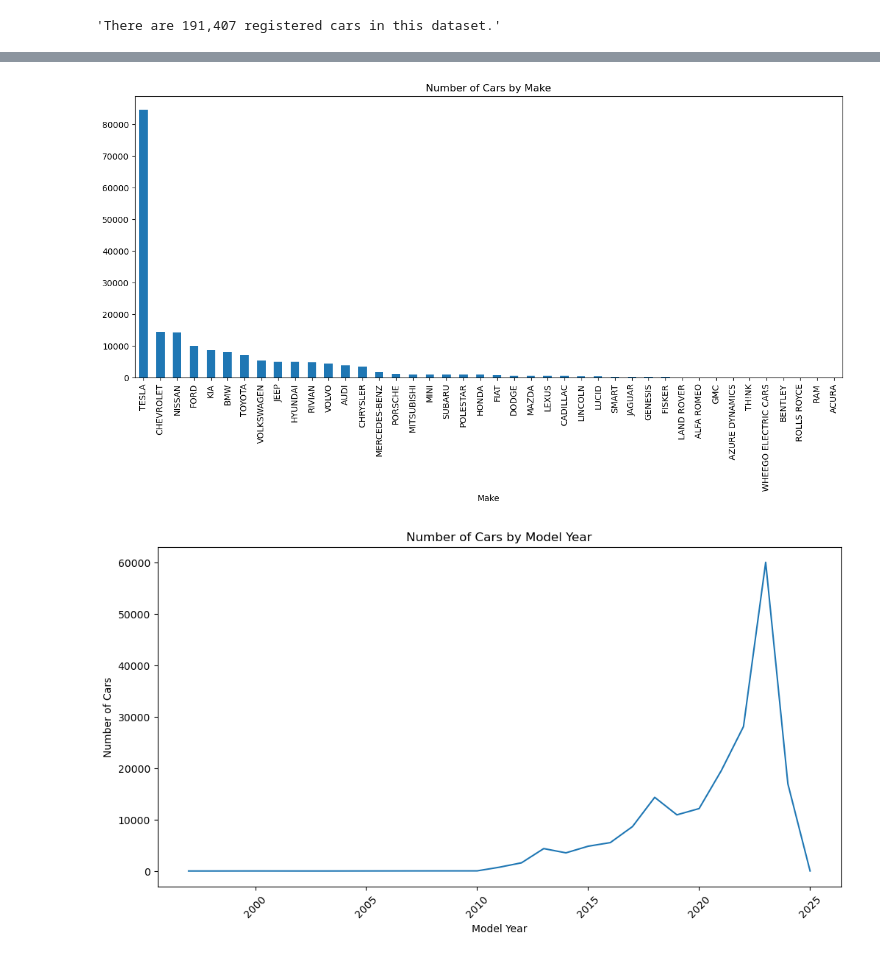
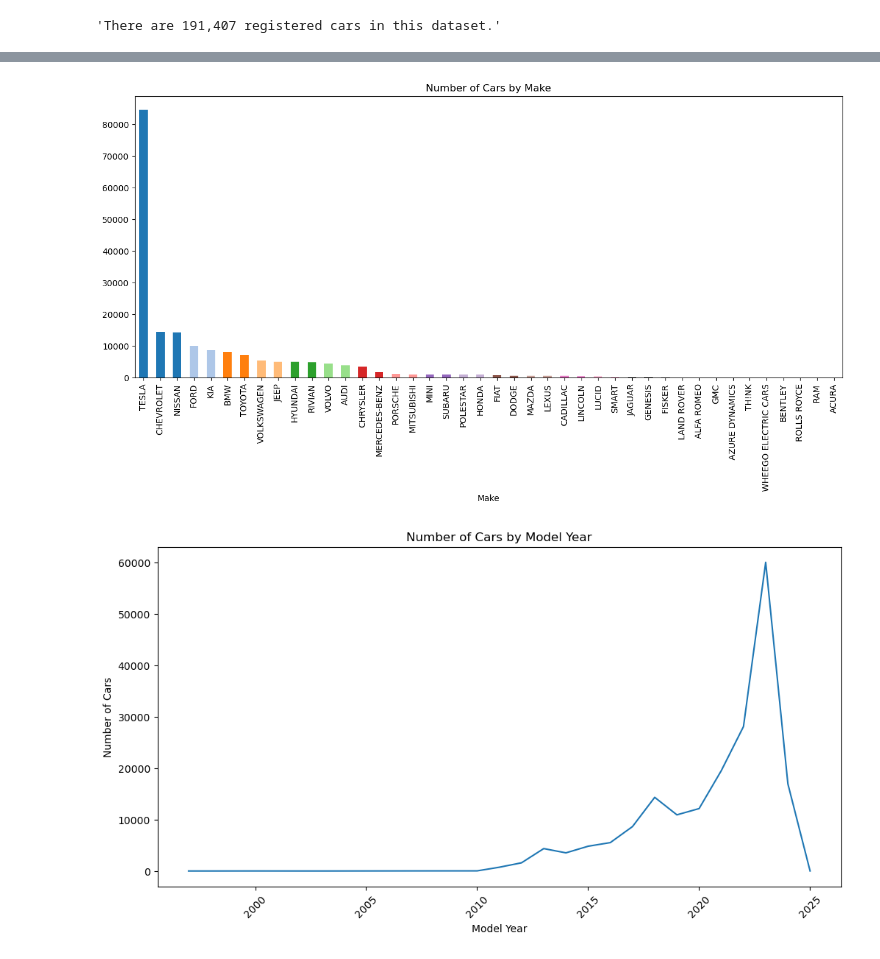
Before and after one commit to mariemsdiaz/electric-vehicles-washington, a Jupyter notebook: Niaz_Project/EV_Analysis_Niaz.ipynb, the cells around one changed output, grey strips where cells are left out. Cells and saved outputs as stored; diff of their text form; code cells hidden in the pictures.

```diff
--- a/Niaz_Project/EV_Analysis_Niaz.ipynb
+++ b/Niaz_Project/EV_Analysis_Niaz.ipynb
@@ -53,15 +54,18 @@ print(make_counts)
 # %%
 # Count the number of cars for each make
 make_counts = ev_data['Make'].value_counts()
 
-# Create a pie chart with percentages
+# Generate a color map with a different color for each bar
+colors = plt.cm.get_cmap('tab20', len(make_counts))
+
+# Create a bar chart with each bar a different color
 plt.figure(figsize=(15, 6))
-make_counts.plot(kind='bar')
+make_counts.plot(kind='bar', color=[colors(i) for i in range(len(make_counts))])
 plt.title('Number of Cars by Make')
 plt.ylabel('')  # Remove the default 'Number of Cars' label
 plt.show()
 # %% [output]
-[figure, old version]
+[figure, new version]
 # %%
 
 # Count the number of cars for each model year
```
Also changed, not shown: parts of 22 cells of this notebook, 5 other files.
